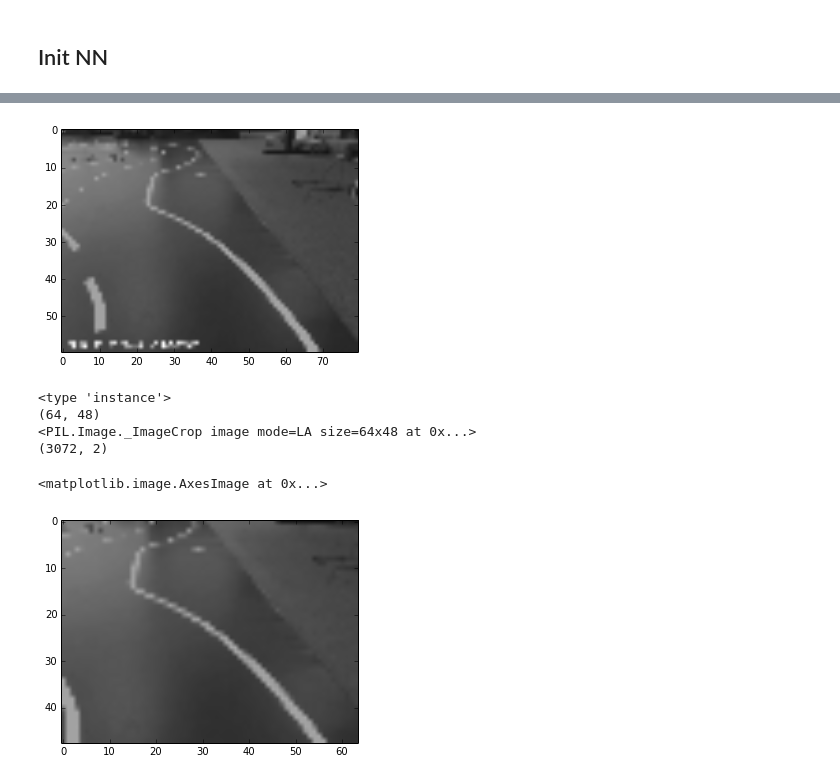
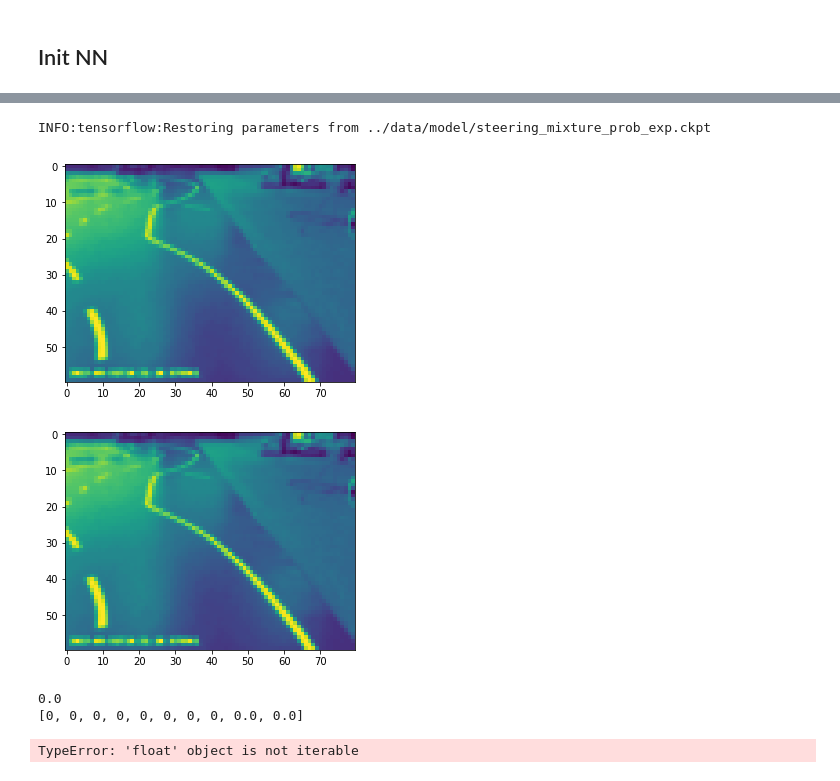
Before and after one commit to berleon/deep_car, a Jupyter notebook: notebooks/Driver.ipynb, the cells around one changed output, grey strips where cells are left out. Drawn from its saved outputs; the diff is of its cells as text; code cells hidden in the pictures.

```diff
--- a/notebooks/Driver.ipynb
+++ b/notebooks/Driver.ipynb
@@ -54,51 +34,84 @@ INFO:tensorflow:Restoring parameters from ../data/model/steering_mixture_prob_ex
+# %%
+gpu_options = tf.GPUOptions(allow_growth=True)
+sess = tf.InteractiveSession(config=tf.ConfigProto(gpu_options=gpu_options))
+
+saver = tf.train.import_meta_graph('../data/model/steering_mixture_prob_exp.ckpt.meta')
+saver.restore(sess, tf.train.latest_checkpoint('../data/model/'))
+
+graph = tf.get_default_graph()
+
+x_img = graph.get_tensor_by_name("image:0")
+steering_hist = graph.get_tensor_by_name("steering_hist:0")
+y_delta_prob = graph.get_tensor_by_name("deep_car/y_delta_prob:0")
+y_abs_discr_prob = graph.get_tensor_by_name("deep_car/y_abs_discr_prob:0")
+
+
+len_steering_hist = 4 #get_steering_hist(batch).shape[-1]
+len_steering_delta = 6 #get_steering_delta(batch).shape[-1]
+y_delta_buckets = 9
+input_size = (64,48)
+crop_size = input_size
+# %% [output]
+INFO:tensorflow:Restoring parameters from ../data/model/steering_mixture_prob_exp.ckpt
 # %%
 def callbackNN(img):
     X = crop(img)
-    y_abs, y_delta = sess.run(
+    hist_special = [[s_hist[-8], s_hist[-4], s_hist[-2], s_hist[-1]]]
+    y_abs, y_delt = sess.run(
         [ y_abs_discr_prob, y_delta_prob],
         feed_dict={
-            x:X,
-            steering_hist: s_hist
+            x_img:X,
+            steering_hist: np.array(hist_special)
         }
     )
+
+    index_delta = np.random.choice(len(y_delt[0]), p=y_delt[0])
+    cont_delta = continuous(
+        index_delta,
+        delta_discretize_buckets,
+        min=delta_discretize_min,
+        max=delta_discretize_max
+    )
+
+    abs_value = s_hist[-1] + cont_delta
+    s_hist.append(abs_value)
+    pub_steering.publish(abs_value)
+    return abs_value
 
 #rospy.init_node('PixelDriveNN')
 
 #Crop the middle
 def crop(img):
     crop_size = (64, 48)
     resize = (80, 60)
-    img = img.convert('LA').resize(resize, resample=PIL.Image.BILINEAR)
+    img = img.convert('L').resize(resize, resample=PIL.Image.BILINEAR)
     plt.imshow(img)
     plt.show()
     img = img.crop(
         map(
             int,
             [ 0.5 * (resize[0] - crop_size[0]),
               0.5 * (resize[1] - crop_size[1]),
               0.5 * (resize[0] + crop_size[0]),
               0.5 * (resize[1] + crop_size[1])])
     )
-    img.load()
-    return img
+    np_img = np.asarray(img)
+    return np_img[np.newaxis,:,:,np.newaxis]
 
 f = PIL.Image.open("../tmp/tmpyDPJt4/000451.png")
 img = np.array(f)
 image = crop(f)
-print type(image)
-print image.size
-print np.asarray(image)
-print np.array(image.getdata()).shape
-plt.imshow(image)
-#callbackNN(f)
+abs_prob, delta_prob = callbackNN(f)
+
+fig, ax = plt.subplots(figsize=(10, 5))
+print delta_prob.shape
+ax.bar(np.arange(180) - 90, np.exp(abs_prob.flatten()))
 # %% [output]
-[figure, old version]
+[figure, new version]
+[figure, new version]
-<type 'instance'>
-(64, 48)
-<PIL.Image._ImageCrop image mode=LA size=64x48 at 0x...>
-(3072, 2)
+0.0
+[0, 0, 0, 0, 0, 0, 0, 0, 0.0, 0.0]
-<matplotlib.image.AxesImage at 0x...>
+TypeError: 'float' object is not iterable
-[figure, old version]
 # %%
 sub = rospy.topics.Subscriber("/app/camera/rgb/image_raw/compressed", CompressedImage, callbackNN)
 # %%
```
Also changed, not shown: parts of 2 cells of this notebook.
